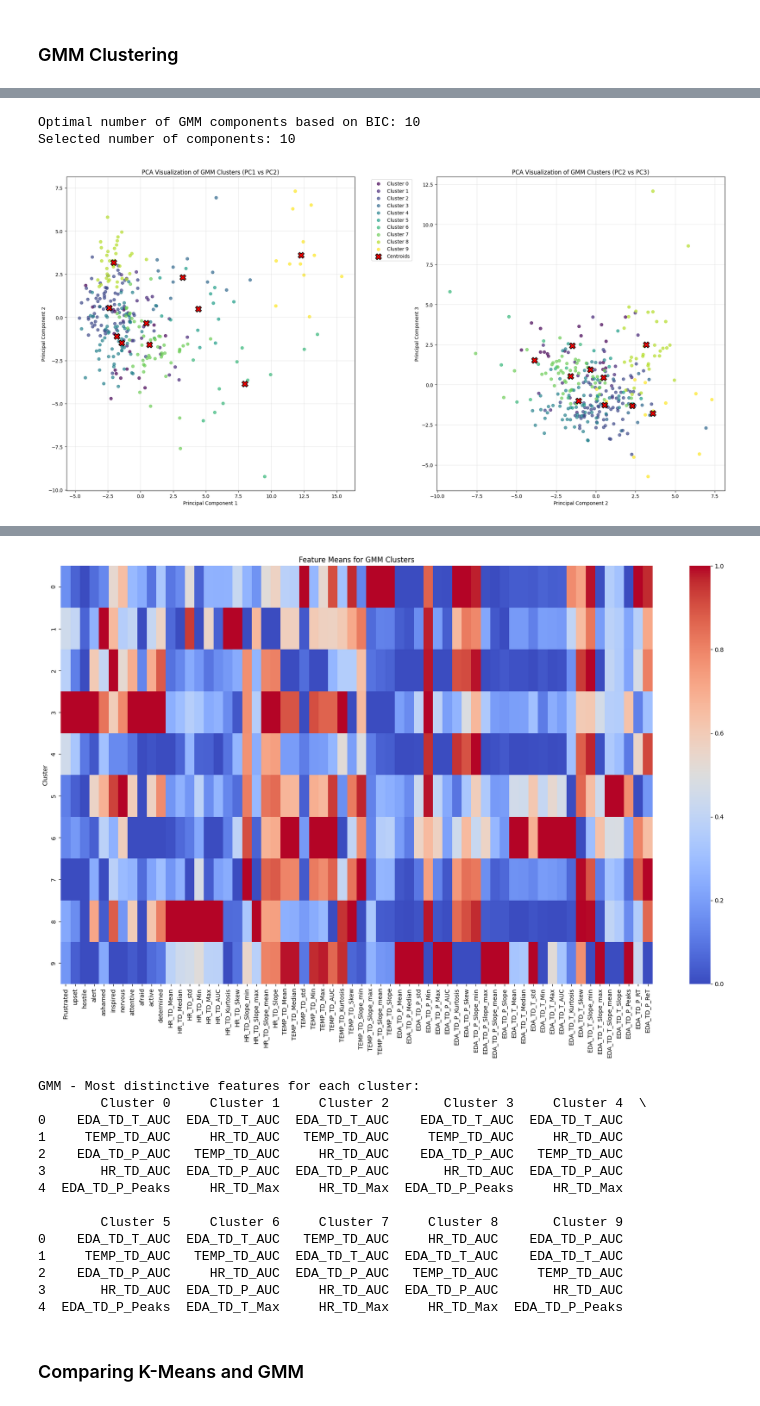
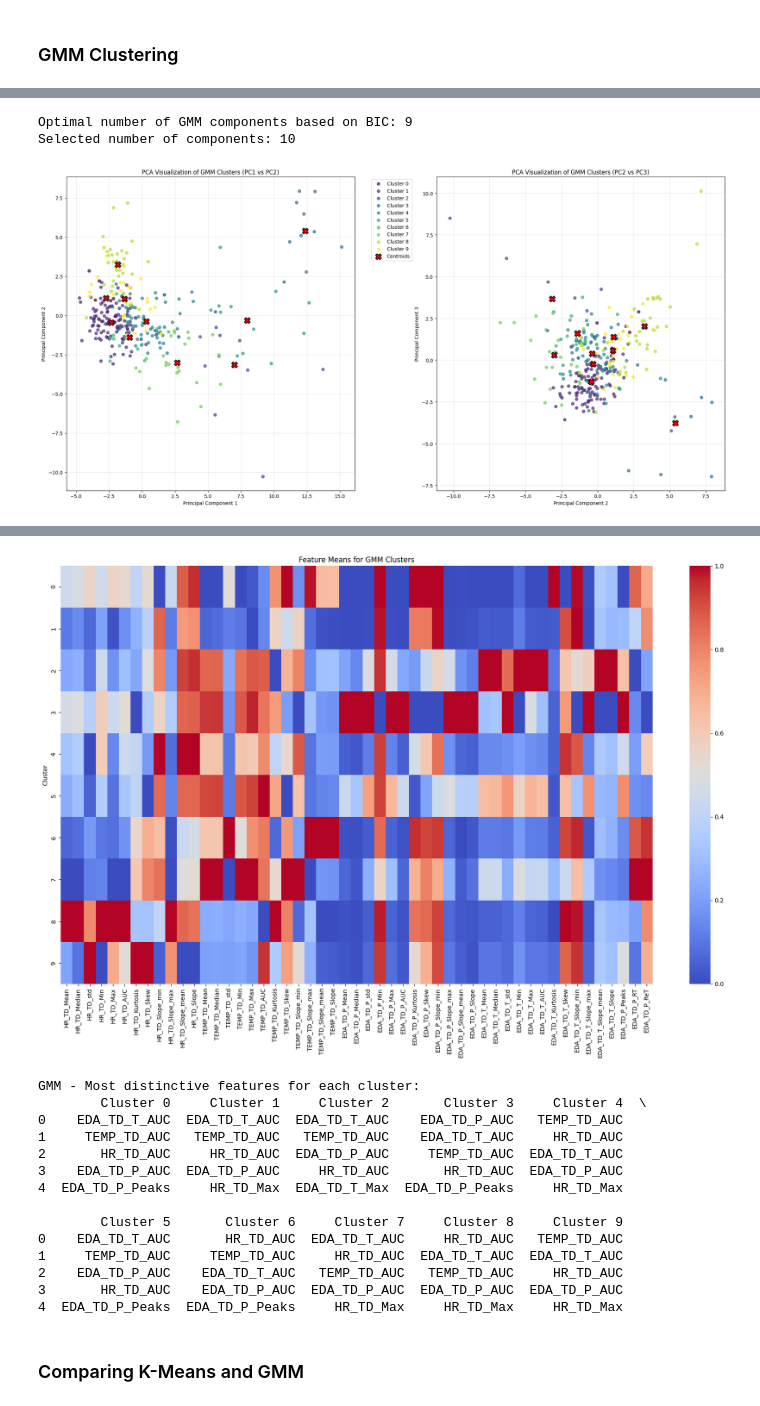
Before and after one commit to AntonWangDTU/case_2, a Jupyter notebook: src_alex/case_2_clustering.ipynb, the cells around one changed output, grey strips where cells are left out. Saved outputs shown, nothing was run; the diff lists cells and outputs as text; code cells hidden in the pictures.

```diff
--- a/src_alex/case_2_clustering.ipynb
+++ b/src_alex/case_2_clustering.ipynb
@@ -149,6 +149,6 @@ def apply_pca(X, n_components=10):
     return X_pca, pca
 # %%
 print("\n--- PCA ---")
-X_pca, pca_model = apply_pca(X_all_scaled, n_components=min(20, X_all_scaled.shape[1], X_all_scaled.shape[0]))
+bio_signals_pca, pca_model = apply_pca(bio_signals_scaled, n_components=min(20, bio_signals_scaled.shape[1], bio_signals_scaled.shape[0]))
 # %% [output]
 --- PCA ---
@@ -541,15 +541,15 @@ K-means - Most distinctive features for each cluster:
 ### GMM Clustering
 # %%
 print("\n--- Gaussian Mixture Model Clustering ---")
-gmm_labels, gmm_centers_pca, optimal_components = apply_gmm_clustering(X_pca, target_components=10)
+gmm_labels, gmm_centers_pca, optimal_components = apply_gmm_clustering(bio_signals_pca, target_components=10)
 
 # Visualize GMM clusters in PCA space
-visualize_clusters_2d(X_pca, gmm_labels, centers=gmm_centers_pca, method_name="GMM", pca_model=pca_model)
+visualize_clusters_2d(bio_signals_pca, gmm_labels, centers=gmm_centers_pca, method_name="GMM", pca_model=pca_model)
 
 # Transform centers back to original feature space
 gmm_centers_original = pca_model.inverse_transform(gmm_centers_pca)
 
 # Analyze GMM clusters
-gmm_stats, gmm_distinctive = analyze_clusters(X_all, gmm_labels, method_name="GMM")
+gmm_stats, gmm_distinctive = analyze_clusters(bio_signals, gmm_labels, method_name="GMM")
 # %% [output]
 --- Gaussian Mixture Model Clustering ---
@@ -557,3 +557,3 @@ gmm_stats, gmm_distinctive = analyze_clusters(X_all, gmm_labels, method_name="GM
-Optimal number of GMM components based on BIC: 10
+Optimal number of GMM components based on BIC: 9
 Selected number of components: 10
-[figure, old version]
+[figure, new version]
@@ -574,22 +574,22 @@ Warning: Column 'HR_TD_Mean' is not numeric. Converting to numeric or dropping.
 Warning: Column 'EDA_TD_T_Slope' is not numeric. Converting to numeric or dropping.
 Warning: Column 'EDA_TD_P_Peaks' is not numeric. Converting to numeric or dropping.
 Warning: Column 'EDA_TD_P_RT' is not numeric. Converting to numeric or dropping.
 Warning: Column 'EDA_TD_P_ReT' is not numeric. Converting to numeric or dropping.
-[figure, old version]
+[figure, new version]
 GMM - Most distinctive features for each cluster:
         Cluster 0     Cluster 1     Cluster 2       Cluster 3     Cluster 4  \
-0    EDA_TD_T_AUC  EDA_TD_T_AUC  EDA_TD_T_AUC    EDA_TD_T_AUC  EDA_TD_T_AUC
-1     TEMP_TD_AUC     HR_TD_AUC   TEMP_TD_AUC     TEMP_TD_AUC     HR_TD_AUC
-2    EDA_TD_P_AUC   TEMP_TD_AUC     HR_TD_AUC    EDA_TD_P_AUC   TEMP_TD_AUC
-3       HR_TD_AUC  EDA_TD_P_AUC  EDA_TD_P_AUC       HR_TD_AUC  EDA_TD_P_AUC
-4  EDA_TD_P_Peaks     HR_TD_Max     HR_TD_Max  EDA_TD_P_Peaks     HR_TD_Max
+0    EDA_TD_T_AUC  EDA_TD_T_AUC  EDA_TD_T_AUC    EDA_TD_P_AUC   TEMP_TD_AUC
+1     TEMP_TD_AUC   TEMP_TD_AUC   TEMP_TD_AUC    EDA_TD_T_AUC     HR_TD_AUC
+2       HR_TD_AUC     HR_TD_AUC  EDA_TD_P_AUC     TEMP_TD_AUC  EDA_TD_T_AUC
+3    EDA_TD_P_AUC  EDA_TD_P_AUC     HR_TD_AUC       HR_TD_AUC  EDA_TD_P_AUC
+4  EDA_TD_P_Peaks     HR_TD_Max  EDA_TD_T_Max  EDA_TD_P_Peaks     HR_TD_Max
 
-        Cluster 5     Cluster 6     Cluster 7     Cluster 8       Cluster 9
-0    EDA_TD_T_AUC  EDA_TD_T_AUC   TEMP_TD_AUC     HR_TD_AUC    EDA_TD_P_AUC
-1     TEMP_TD_AUC   TEMP_TD_AUC  EDA_TD_T_AUC  EDA_TD_T_AUC    EDA_TD_T_AUC
-2    EDA_TD_P_AUC     HR_TD_AUC  EDA_TD_P_AUC   TEMP_TD_AUC     TEMP_TD_AUC
-3       HR_TD_AUC  EDA_TD_P_AUC     HR_TD_AUC  EDA_TD_P_AUC       HR_TD_AUC
-4  EDA_TD_P_Peaks  EDA_TD_T_Max     HR_TD_Max     HR_TD_Max  EDA_TD_P_Peaks
+        Cluster 5       Cluster 6     Cluster 7     Cluster 8     Cluster 9
+0    EDA_TD_T_AUC       HR_TD_AUC  EDA_TD_T_AUC     HR_TD_AUC   TEMP_TD_AUC
+1     TEMP_TD_AUC     TEMP_TD_AUC     HR_TD_AUC  EDA_TD_T_AUC  EDA_TD_T_AUC
+2    EDA_TD_P_AUC    EDA_TD_T_AUC   TEMP_TD_AUC   TEMP_TD_AUC     HR_TD_AUC
+3       HR_TD_AUC    EDA_TD_P_AUC  EDA_TD_P_AUC  EDA_TD_P_AUC  EDA_TD_P_AUC
+4  EDA_TD_P_Peaks  EDA_TD_P_Peaks     HR_TD_Max     HR_TD_Max     HR_TD_Max
 # %% [markdown]
 ### Comparing K-Means and GMM
 # %%
```
Also changed, not shown: parts of 5 cells of this notebook, 10 other files.
